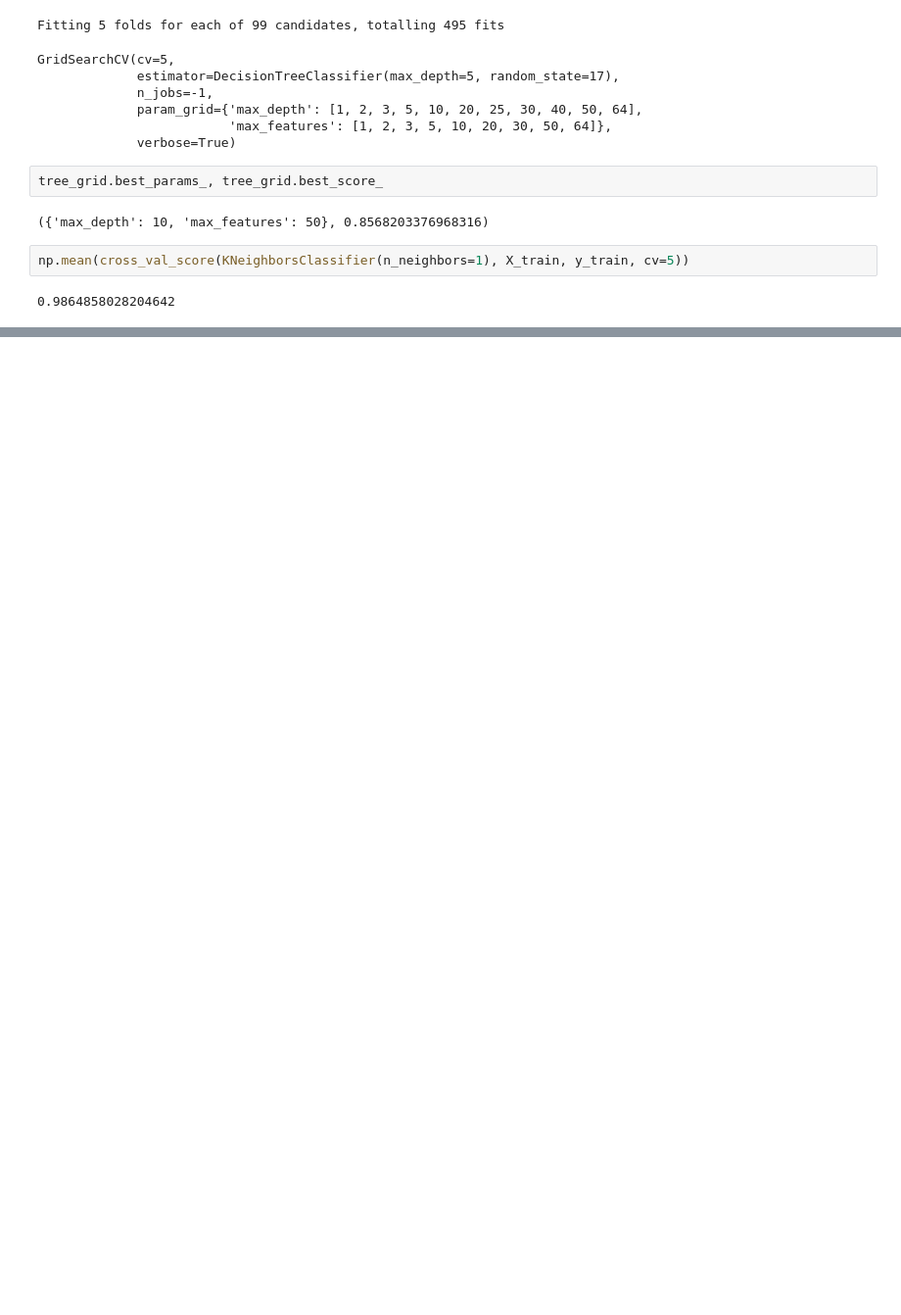
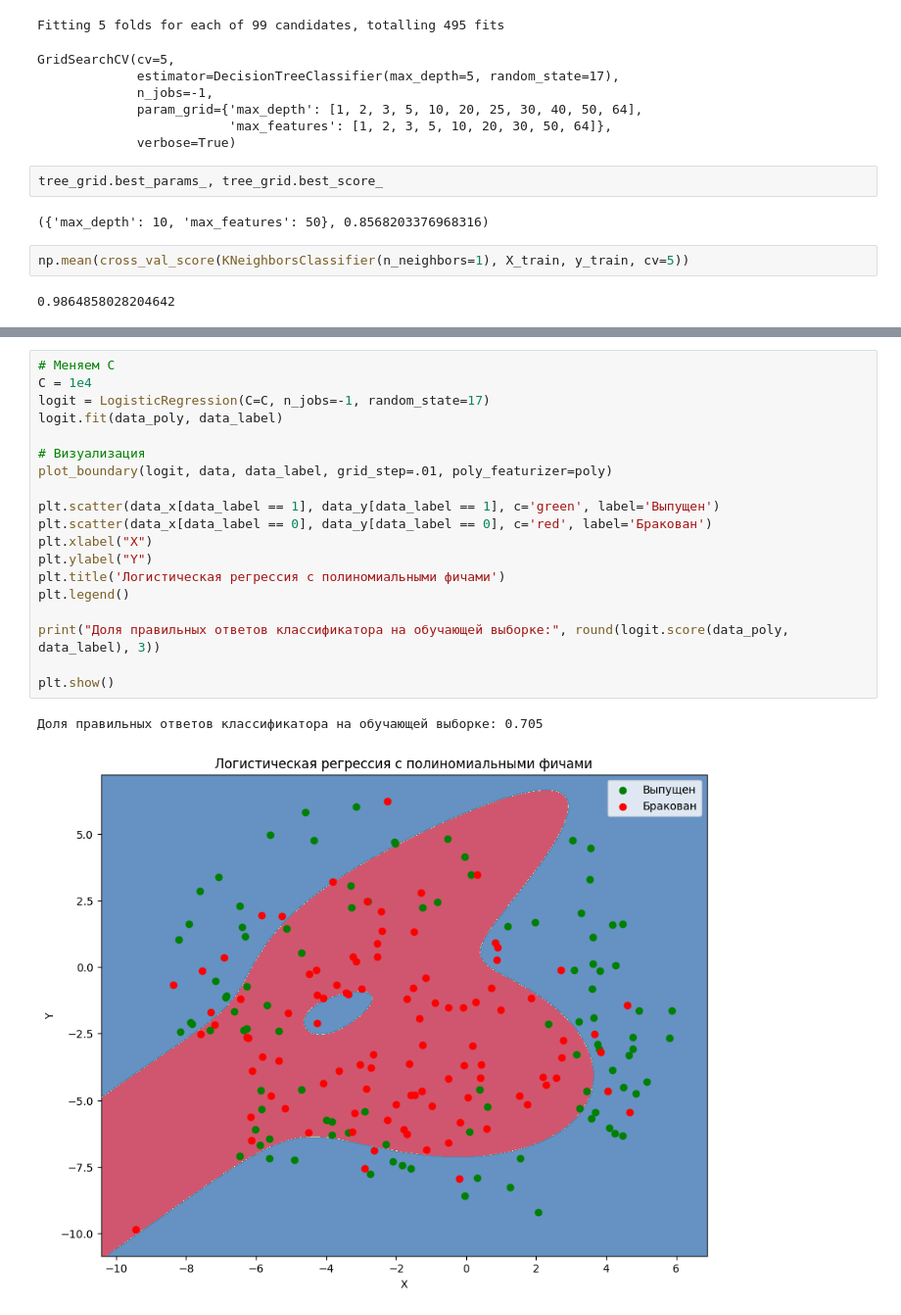
Before and after one commit to MeshcheryTapo4ek/Learning_Softarex, a Jupyter notebook: basic_learning/machine_learning.ipynb, the cells around one changed output, grey strips where cells are left out. Shown at 98% size. Saved outputs shown, nothing was run; the diff lists cells and outputs as text; blank space fills up the shorter version.

```diff
--- a/basic_learning/machine_learning.ipynb
+++ b/basic_learning/machine_learning.ipynb
@@ -204,0 +303,22 @@ np.mean(cross_val_score(KNeighborsClassifier(n_neighbors=1), X_train, y_train, c
+# %%
+# Меняем C
+C = 1e4
+logit = LogisticRegression(C=C, n_jobs=-1, random_state=17)
+logit.fit(data_poly, data_label)
+
+# Визуализация
+plot_boundary(logit, data, data_label, grid_step=.01, poly_featurizer=poly)
+
+plt.scatter(data_x[data_label == 1], data_y[data_label == 1], c='green', label='Выпущен')
+plt.scatter(data_x[data_label == 0], data_y[data_label == 0], c='red', label='Бракован')
+plt.xlabel("X")
+plt.ylabel("Y")
+plt.title('Логистическая регрессия с полиномиальными фичами')
+plt.legend()
+
+print("Доля правильных ответов классификатора на обучающей выборке:", round(logit.score(data_poly, data_label), 3))
+
+plt.show()
+# %% [output]
+Доля правильных ответов классификатора на обучающей выборке: 0.705
+[figure, added]
```
Also changed, not shown: parts of 27 cells of this notebook, 1 other file.
